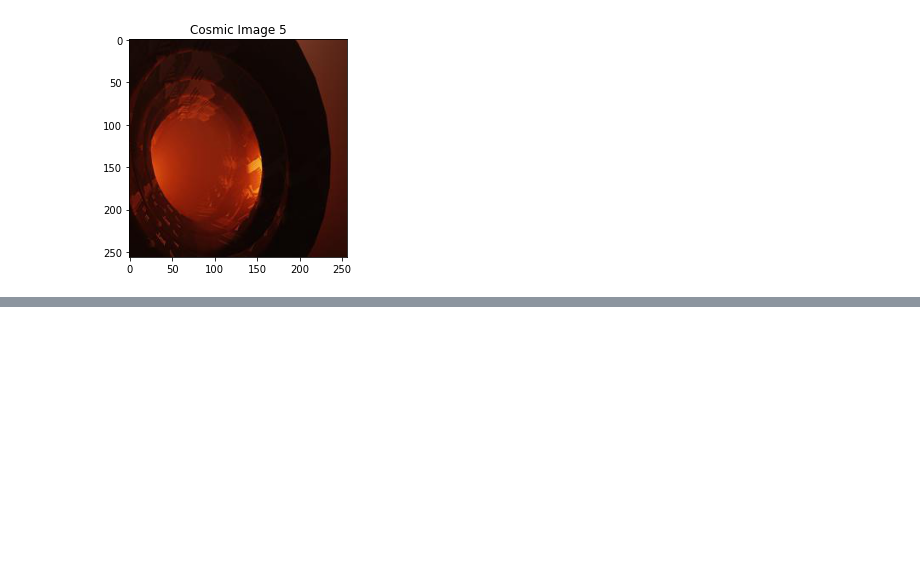
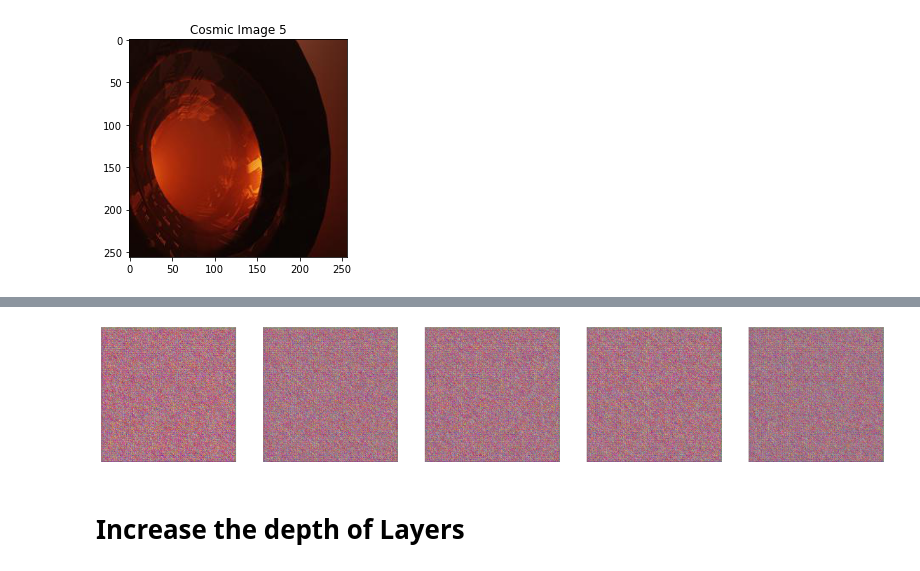
Before and after one commit to syedirfanx/AuroraX-ai, a Jupyter notebook: aurorax-ai.ipynb, the cells around one changed output, grey strips where cells are left out. Cells and saved outputs as stored; diff of their text form; code cells hidden in the pictures; blank space fills up the shorter version.

```diff
--- a/aurorax-ai.ipynb
+++ b/aurorax-ai.ipynb
@@ -302,0 +300,37 @@ Detected at node 'sequential_2/dense_3/BiasAdd' defined at (most recent call las
+# %%
+import numpy as np
+import matplotlib.pyplot as plt
+import tensorflow as tf
+
+# Load the trained generator model
+import tensorflow as tf
+
+# Load the pre-trained model
+model = tf.keras.models.load_model('generator_model.h5')
+
+
+# # Compile the model with appropriate hyperparameters
+# model.compile(optimizer=tf.keras.optimizers.Adam(learning_rate=0.001),
+#               loss=tf.keras.losses.BinaryCrossentropy(),
+#               metrics=[tf.keras.metrics.BinaryAccuracy(),
+#                        tf.keras.metrics.Precision(),
+#                        tf.keras.metrics.Recall()])
+
+# Define the number of images you want to generate
+num_images_to_generate = 5
+
+# Generate random noise as input for the generator
+latent_dim = 100  # Assuming latent dimensionality is 100
+random_noise = tf.random.normal(shape=(num_images_to_generate, latent_dim))
+
+# Generate images using the generator model
+generated_images = model(random_noise, training=True)
+
+# Plot the generated images
+plt.figure(figsize=(20, 20))
+for i in range(num_images_to_generate):
+    plt.subplot(1, num_images_to_generate, i + 1)
+    plt.imshow(generated_images[i])
+    plt.axis('off')
+plt.show()
+# %% [output]
@@ -302,0 +338,3 @@ Detected at node 'sequential_2/dense_3/BiasAdd' defined at (most recent call las
+[figure, added]
+# %% [markdown]
+# Increase the depth of Layers
```
Also changed, not shown: parts of 12 cells of this notebook.
